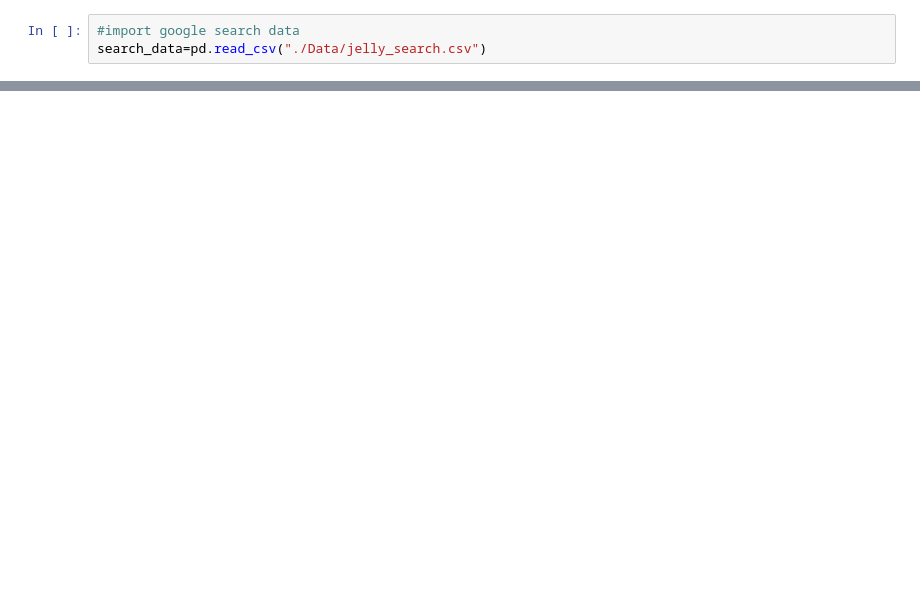
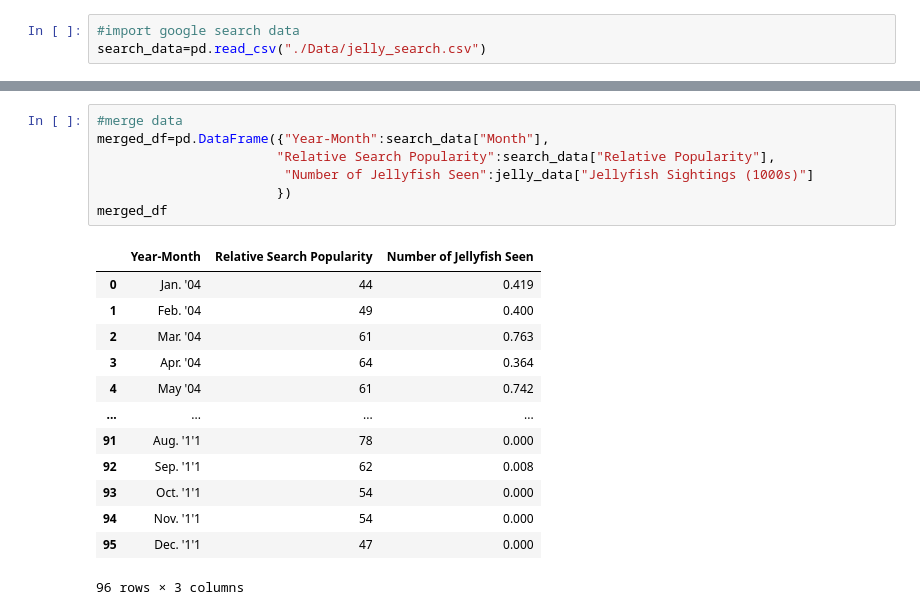
Before and after one commit to anniid/project_1, a Jupyter notebook: google search impact.ipynb, the cells around one changed output, grey strips where cells are left out. Drawn from its saved outputs; the diff is of its cells as text; blank space fills up the shorter version.

```diff
--- a/google search impact.ipynb
+++ b/google search impact.ipynb
@@ -45,2 +47,23 @@ search_data
+# %%
+#merge data
+merged_df=pd.DataFrame({"Year-Month":search_data["Month"],
+                       "Relative Search Popularity":search_data["Relative Popularity"],
+                        "Number of Jellyfish Seen":jelly_data["Jellyfish Sightings (1000s)"]
+                       })
+merged_df
+# %% [output]
+|  | Year-Month | Relative Search Popularity | Number of Jellyfish Seen |
+| 0 | Jan. '04 | 44 | 0.419 |
+| 1 | Feb. '04 | 49 | 0.400 |
+| 2 | Mar. '04 | 61 | 0.763 |
+| 3 | Apr. '04 | 64 | 0.364 |
+| 4 | May '04 | 61 | 0.742 |
+| ... | ... | ... | ... |
+| 91 | Aug. '1'1 | 78 | 0.000 |
+| 92 | Sep. '1'1 | 62 | 0.008 |
+| 93 | Oct. '1'1 | 54 | 0.000 |
+| 94 | Nov. '1'1 | 54 | 0.000 |
+| 95 | Dec. '1'1 | 47 | 0.000 |
+96 rows × 3 columns
 # %%
 #plot the data
```
Also changed, not shown: parts of 6 cells of this notebook, 4 other files.
